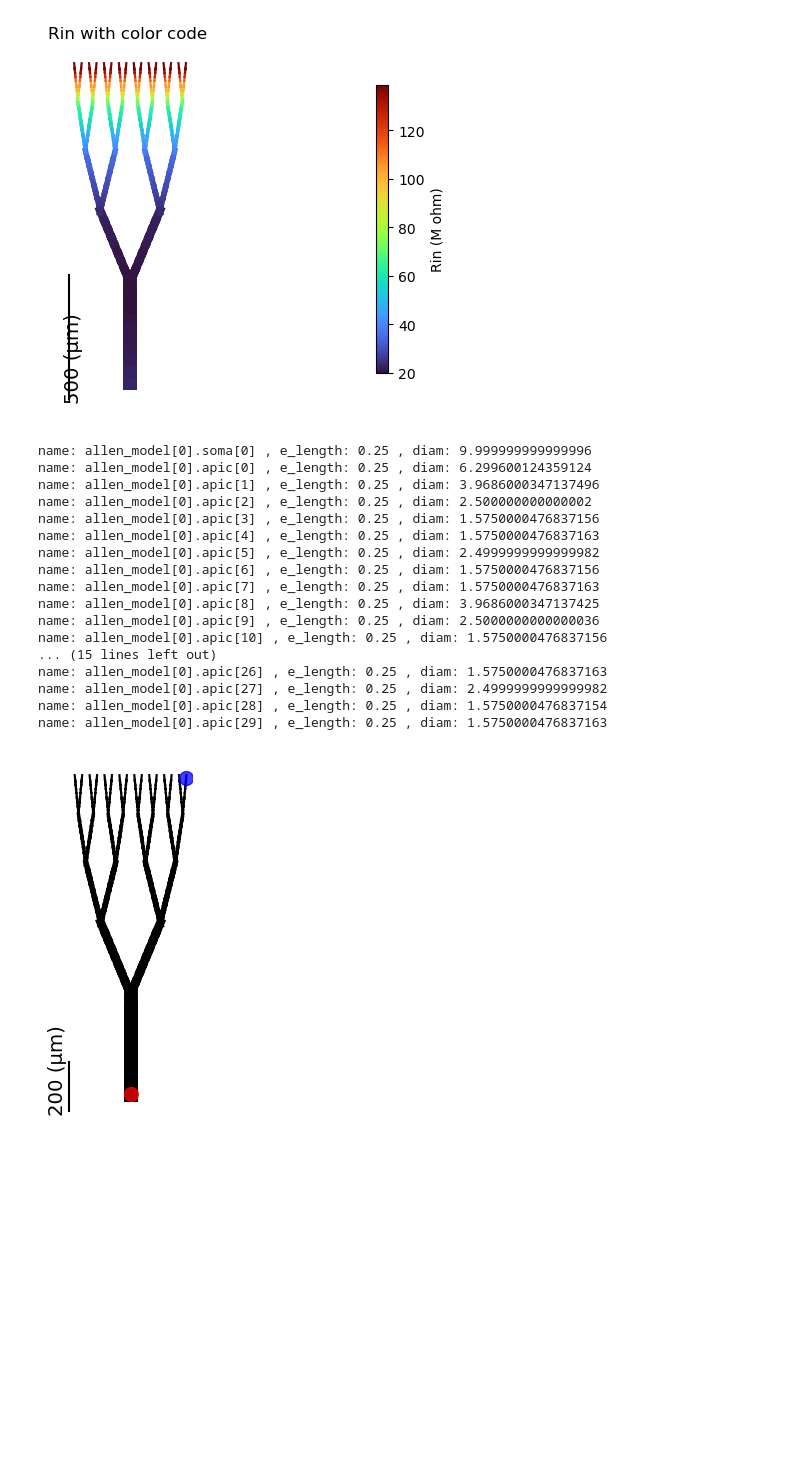
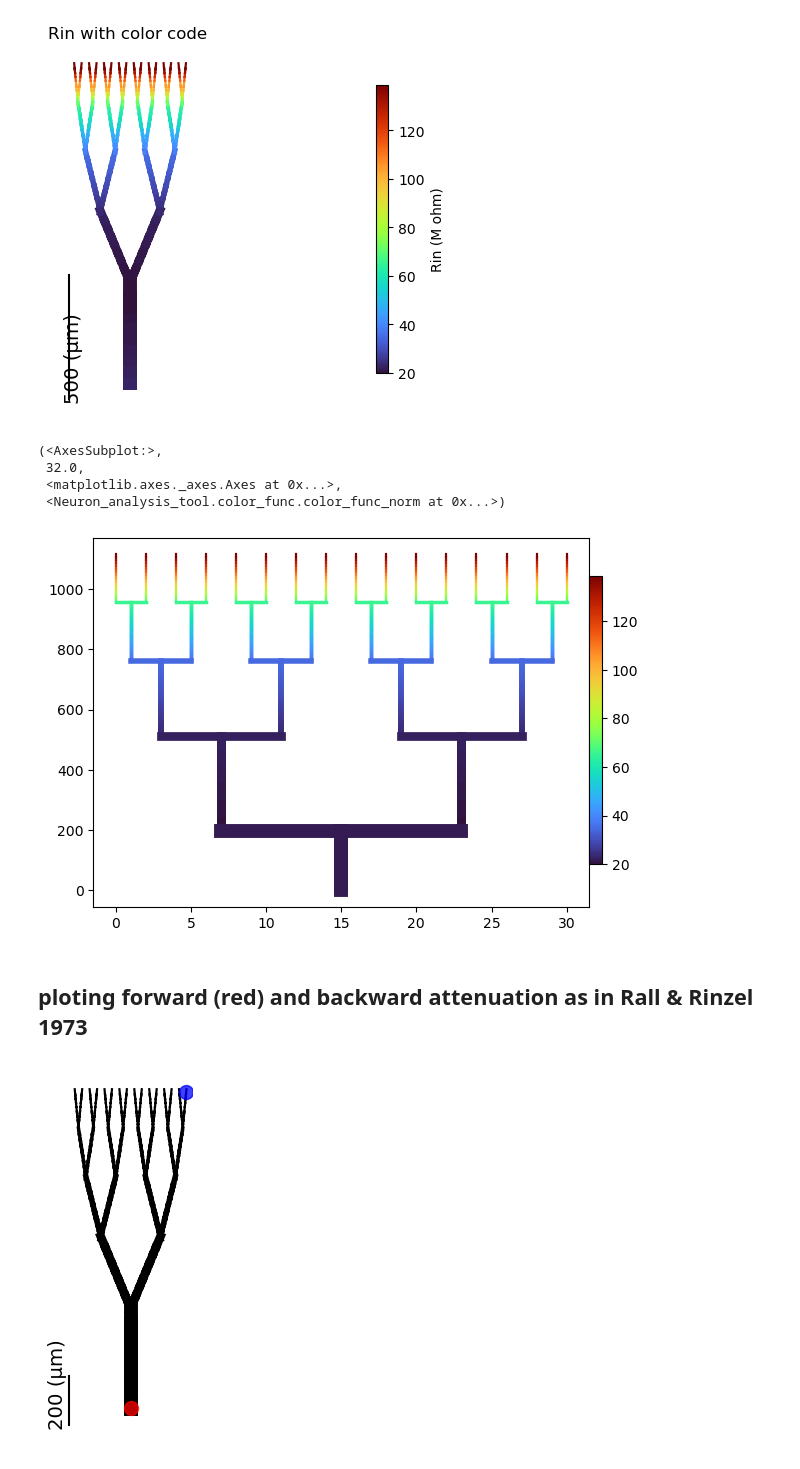
Before and after one commit to YoniLeibner/Neuron_analysis_tool, a Jupyter notebook: Neuron_analysis_tool/example Rall model.ipynb, the cells around one changed output. Cells and saved outputs as stored; diff of their text form; code cells hidden in the pictures; blank space fills up the shorter version.

Commit message:
after morph and color func refactor

```diff
--- a/Neuron_analysis_tool/example Rall model.ipynb
+++ b/Neuron_analysis_tool/example Rall model.ipynb
@@ -40,32 +67,27 @@ fig, ax = analyser.create_card(scale=500, start_seg=list(analyser.cell.apic[29])
 # %%
+
+def Rin_func(seg):
+    imp = h.Impedance(seg.x, sec=seg.sec)
+    imp.loc(seg.x, sec=seg.sec)
+    imp.compute(0, 1)
+    return imp.input(seg.x, sec=seg.sec)
+
 plt.title('Rin with color code')
-ax, color_bar= analyser.plot_morph_with_value_func(func = Rin_func, run_time=1000, theta=0, diam_factor=1, scale=500)
+ax, color_bar, colors = analyser.plot_morph_with_value_func(func = Rin_func, run_time=1000, theta=0, diam_factor=1, scale=500)
 color_bar.set_ylabel('Rin (M ohm)')
 # %% [output]
 Text(0, 0.5, 'Rin (M ohm)')
 [figure]
-# %%
-for sec in analyser.cell.all:
-    lamda = ((1.0/sec.g_pas/sec.Ra) * (sec.diam/10000.0/4.0))**0.5 * 10000.0
-    print('name:',sec, ', e_length:',round(sec.L/lamda, 3), ', diam:', sec.diam)
-# %% [output]
-name: allen_model[0].soma[0] , e_length: 0.25 , diam: 9.999999999999996
-name: allen_model[0].apic[0] , e_length: 0.25 , diam: 6.299600124359124
-name: allen_model[0].apic[1] , e_length: 0.25 , diam: 3.9686000347137496
-name: allen_model[0].apic[2] , e_length: 0.25 , diam: 2.500000000000002
-name: allen_model[0].apic[3] , e_length: 0.25 , diam: 1.5750000476837156
-name: allen_model[0].apic[4] , e_length: 0.25 , diam: 1.5750000476837163
-name: allen_model[0].apic[5] , e_length: 0.25 , diam: 2.4999999999999982
-name: allen_model[0].apic[6] , e_length: 0.25 , diam: 1.5750000476837156
-name: allen_model[0].apic[7] , e_length: 0.25 , diam: 1.5750000476837163
-name: allen_model[0].apic[8] , e_length: 0.25 , diam: 3.9686000347137425
-name: allen_model[0].apic[9] , e_length: 0.25 , diam: 2.5000000000000036
-name: allen_model[0].apic[10] , e_length: 0.25 , diam: 1.5750000476837156
-... (15 lines left out)
-name: allen_model[0].apic[26] , e_length: 0.25 , diam: 1.5750000476837163
-name: allen_model[0].apic[27] , e_length: 0.25 , diam: 2.4999999999999982
-name: allen_model[0].apic[28] , e_length: 0.25 , diam: 1.5750000476837154
-name: allen_model[0].apic[29] , e_length: 0.25 , diam: 1.5750000476837163
+# %%
+analyser.plot_dendogram_with_value_func(func = None, diam_factor=1, colors=colors)
+# %% [output]
+(<AxesSubplot:>,
+ 32.0,
+ <matplotlib.axes._axes.Axes at 0x...>,
+ <Neuron_analysis_tool.color_func.color_func_norm at 0x...>)
+[figure, added]
+# %% [markdown]
+## ploting forward (red) and backward attenuation as in Rall & Rinzel 1973
 # %%
 def legend_without_duplicate_labels(ax):
     handles, labels = ax.get_legend_handles_labels()
```
Also changed, not shown: parts of 12 cells of this notebook, 12 other files.
